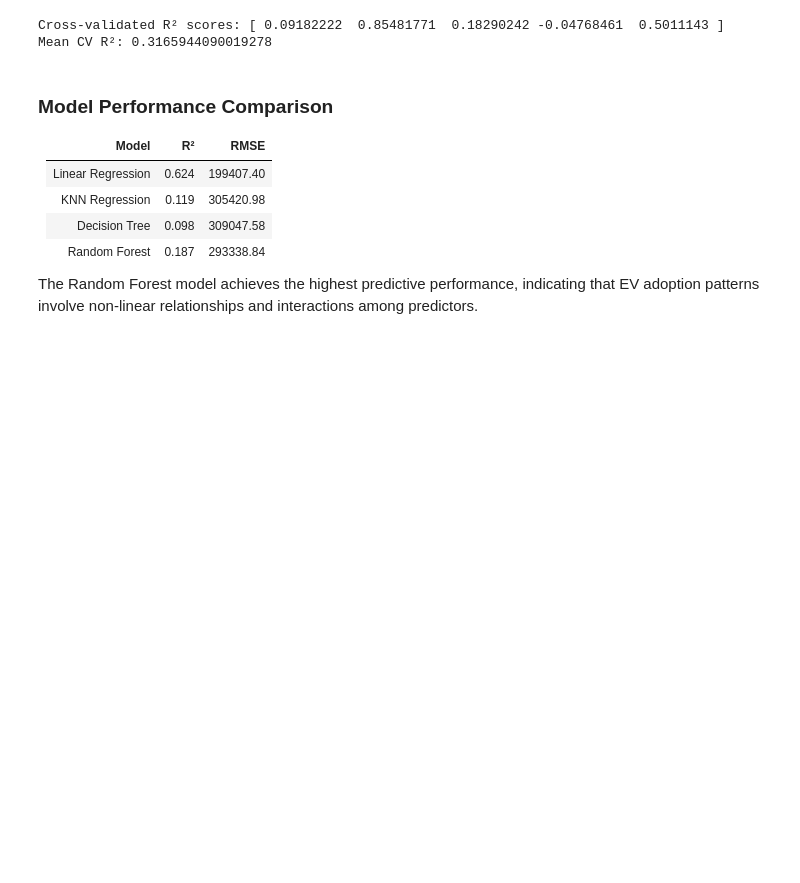
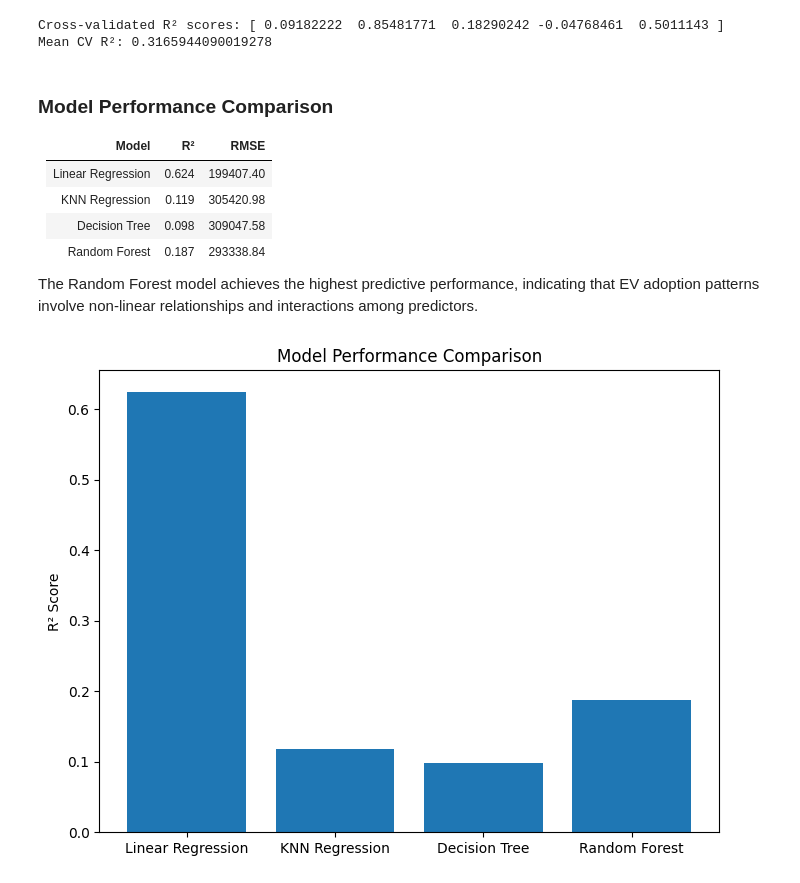
Before and after one commit to cagrik-b/Analyzing-Factors-Influencing-Electric-Vehicle-Adoption-Across-U.S.-States, a Jupyter notebook: EDAandHTandML.ipynb, the cells around one changed output. Saved outputs shown, nothing was run; the diff lists cells and outputs as text; code cells hidden in the pictures; blank space fills up the shorter version.

```diff
--- a/EDAandHTandML.ipynb
+++ b/EDAandHTandML.ipynb
@@ -1448,4 +1472,20 @@ Mean CV R²: 0.3165944090019278
 | Random Forest | 0.187 | 293338.84 |
 
 The Random Forest model achieves the highest predictive performance, indicating that EV adoption patterns involve non-linear relationships and interactions among predictors.
+# %%
+#Plot model comparison
+model_scores = {
+    "Linear Regression": linear_r2,
+    "KNN Regression": knn_r2,
+    "Decision Tree": tree_r2,
+    "Random Forest": rf_r2
+}
+
+plt.figure(figsize=(8, 6))
+plt.bar(model_scores.keys(), model_scores.values())
+plt.ylabel("R² Score")
+plt.title("Model Performance Comparison")
+plt.show()
+# %% [output]
+[figure, added]
 # %% [markdown]
```
Also changed, not shown: parts of 2 cells of this notebook.
